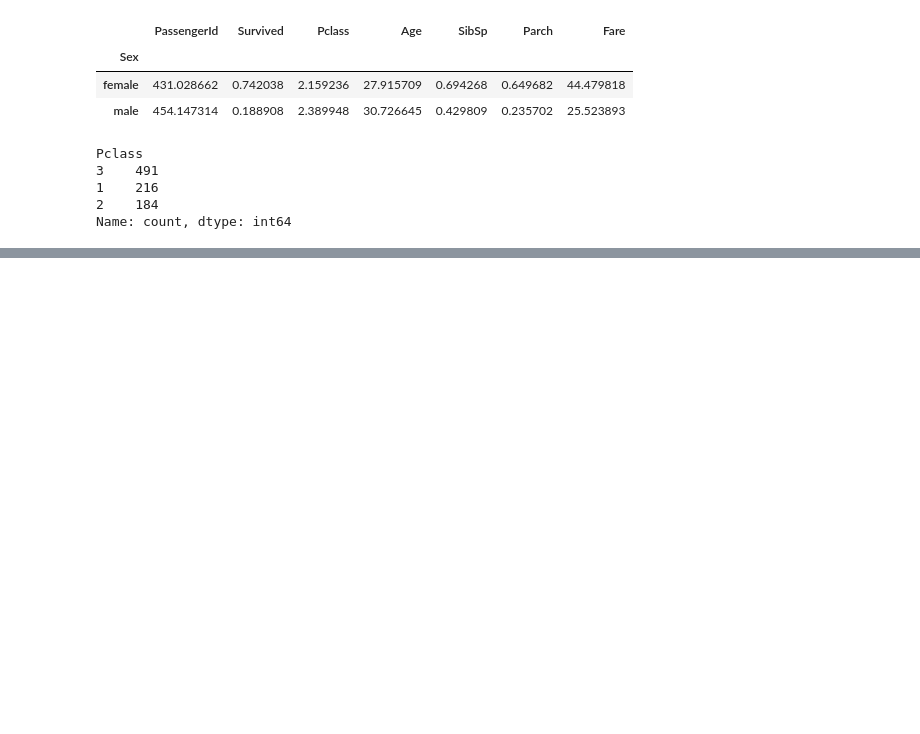
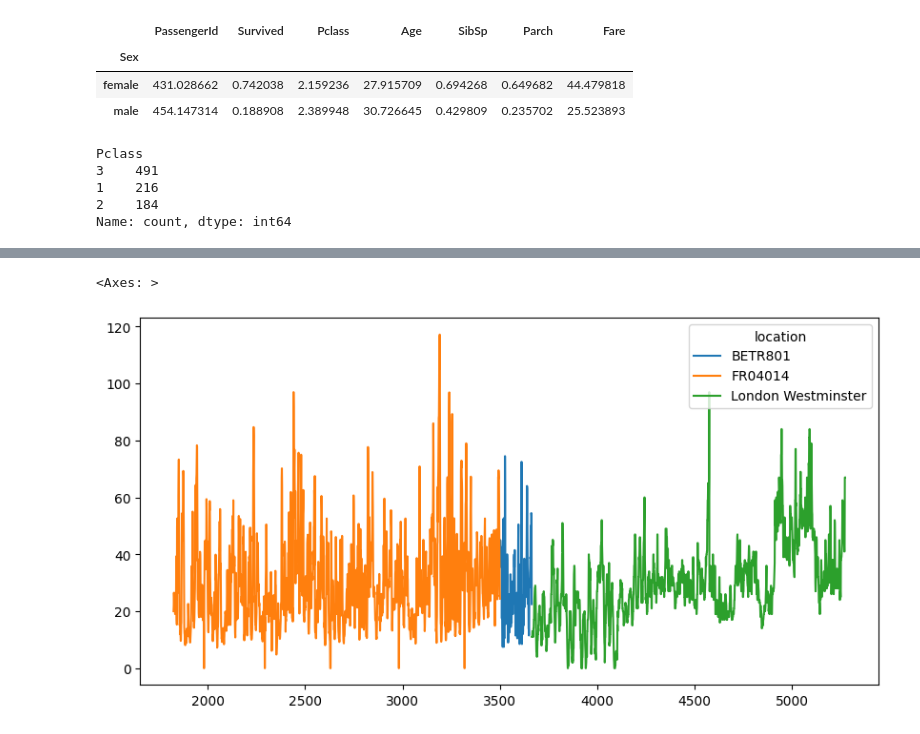
Before and after one commit to guka20/learn_pandas_from_documentation, a Jupyter notebook: learn.ipynb, the cells around one changed output, grey strips where cells are left out. Cells and saved outputs as stored; diff of their text form; code cells hidden in the pictures; blank space fills up the shorter version.

```diff
--- a/learn.ipynb
+++ b/learn.ipynb
@@ -164,0 +167,3 @@ Name: count, dtype: int64
+# %%
+titanic = pd.read_csv('./data/titanic.csv')
+air_quality = pd.read_csv("./data/air_quality_long.csv")
@@ -164,0 +175,2 @@ Name: count, dtype: int64
+# %%
+no2 = air_quality[air_quality['parameter']=='no2']
@@ -164,0 +203,5 @@ Name: count, dtype: int64
+# %%
+no2.pivot(columns="location",values="value").plot(figsize=(10,5))
+# %% [output]
+<Axes: >
+[figure, added]
```
Also changed, not shown: parts of 8 cells of this notebook, 1 other file.
